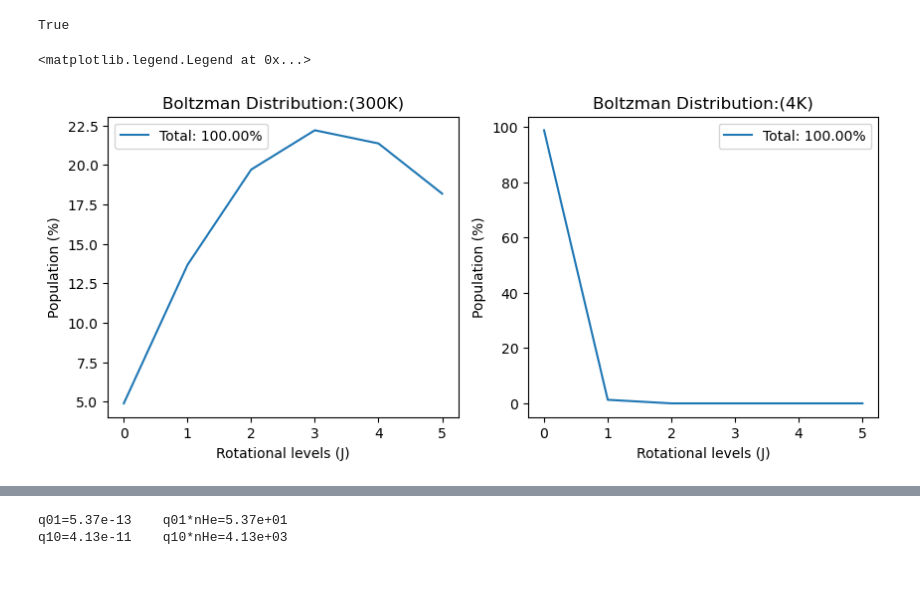
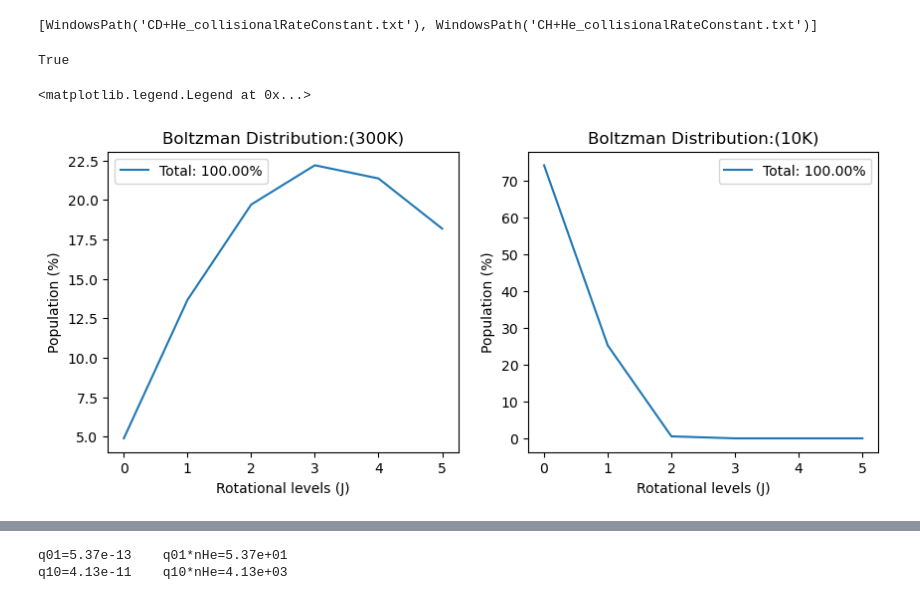
Before and after one commit to aravindhnivas/FELion_GUI3, a Jupyter notebook: static/assets/python_files/notebooks/CollisionalSimulations/CollisionalSimulations.ipynb, the cells around one changed output, grey strips where cells are left out. Cells and saved outputs as stored; diff of their text form; code cells hidden in the pictures.

```diff
--- a/static/assets/python_files/notebooks/CollisionalSimulations/CollisionalSimulations.ipynb
+++ b/static/assets/python_files/notebooks/CollisionalSimulations/CollisionalSimulations.ipynb
@@ -7,13 +7,15 @@ from scipy.constants import Boltzmann, Planck, speed_of_light
 from functools import reduce
 from scipy.integrate import solve_ivp
 # %%
-location = pt(r"D:\SurfDrive\THz_Measurements\Simulations")
-saveLocation = location/"OUT"
+location = pt(r"./")
+saveLocation = location
 files = [*location.glob("*.txt")]
-_file = location/"CH+He_collisionalRateConstant.txt"
+print(files)
+_file = location/files[0]
 _file.exists()
 # %% [output]
-True
+[WindowsPath('CD+He_collisionalRateConstant.txt'), WindowsPath('CH+He_collisionalRateConstant.txt')]
+True
 # %%
 k_boltzmann_wavenumber = Boltzmann/1.98630e-23
 def distribution(j0, j1, temp, q=None):
@@ -107,28 +110,28 @@ def collisionalRateDistribution(t, N):
 # %%
 fileContents = np.genfromtxt(_file)
 Energy = np.array([0, 15.127861, 45.373851, 90.718526, 151.132755, 226.577764])
 
 sourceTemp = 300
 boltzman_distribution_source = boltzman_distribution(Energy, sourceTemp)*100
 
-trapTemp = 4
+trapTemp = 10
 
 boltzman_distribution_trap = boltzman_distribution(Energy, trapTemp)*100
 
 totallevel = 6
 fig1, (ax0, ax1) = plt.subplots(nrows=1, ncols=2, figsize=(10, 4), dpi=100)
 
 ax0.plot(np.arange(totallevel), boltzman_distribution_source)
 ax1.plot(np.arange(totallevel), boltzman_distribution_trap)
 ax0.set(xlabel="Rotational levels (J)", ylabel="Population (%)", title=f"Boltzman Distribution:({sourceTemp}K)")
 
 ax1.set(xlabel="Rotational levels (J)", ylabel="Population (%)", title=f"Boltzman Distribution:({trapTemp}K)")
 
 ax0.legend([f"Total: {boltzman_distribution_source.sum():.2f}%"])
 ax1.legend([f"Total: {boltzman_distribution_trap.sum():.2f}%"])
 
 #fig1.savefig(f"{saveLocation/'boltzmanDistribution'}.png")
 # %% [output]
 <matplotlib.legend.Legend at 0x...>
-[figure, old version]
+[figure, new version]
 # %%
```
Also changed, not shown: parts of 7 cells of this notebook.
